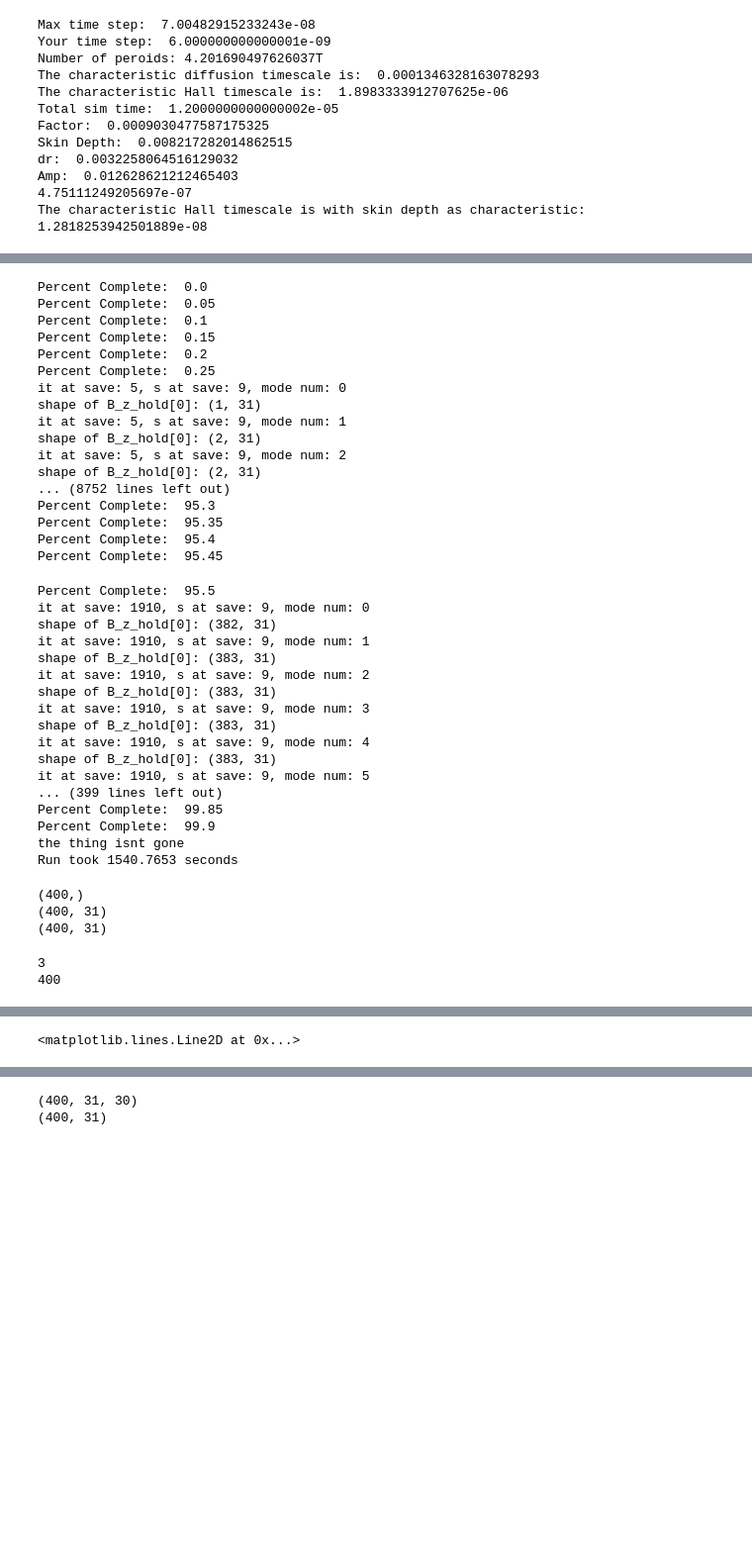
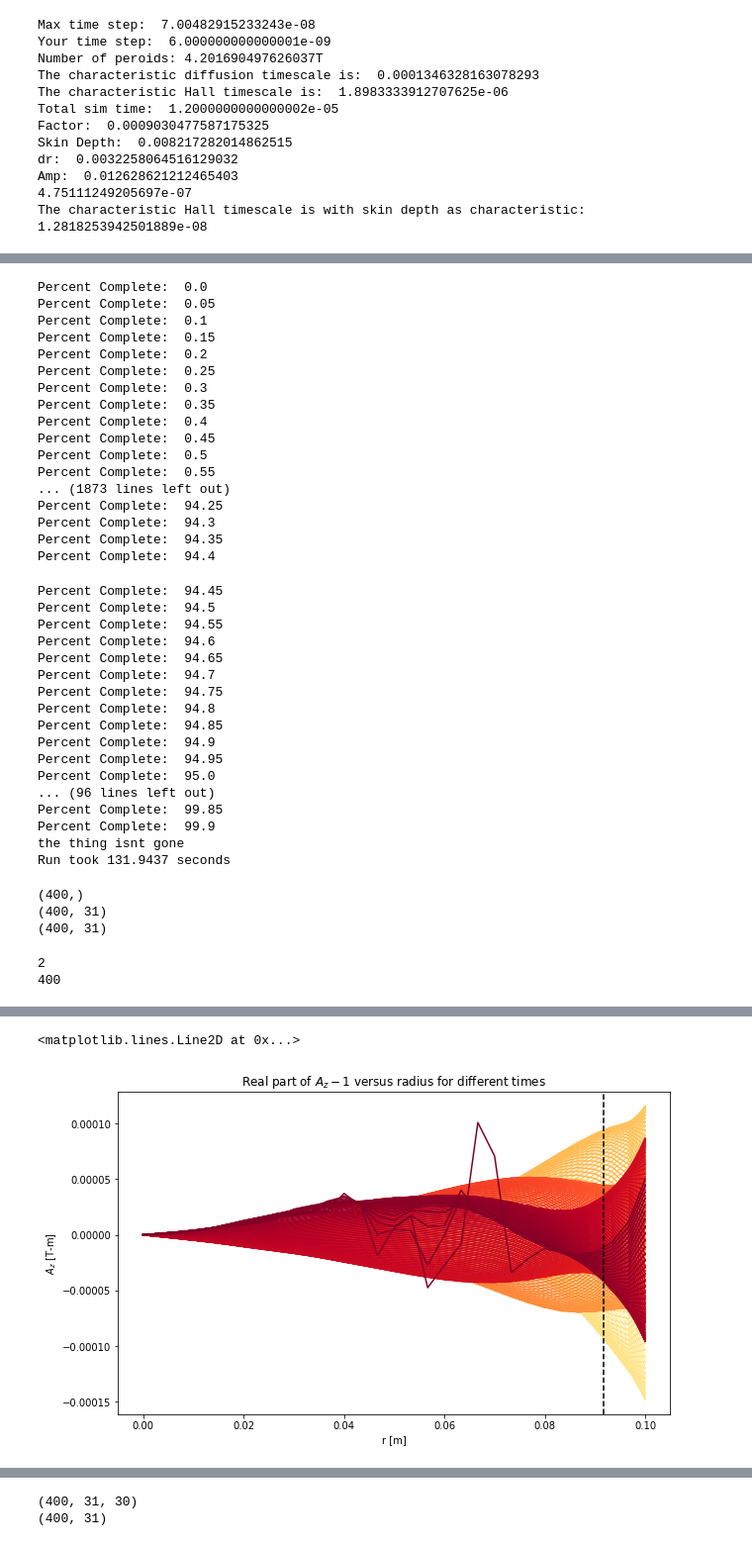
Before and after one commit to vandelij/FRC_RMF, a Jupyter notebook: predictor2_corrector_combine_RMF_code_case_Mlroy1999_fewer_time_steps - Copy.ipynb, the cells around one changed output, grey strips where cells are left out. Shown at 99% size. Drawn from its saved outputs; the diff is of its cells as text; code cells hidden in the pictures; blank space fills up the shorter version.

Commit message:
Im to the point where i have inner mode predictorcorrector steps

```diff
--- a/predictor2_corrector_combine_RMF_code_case_Mlroy1999_fewer_time_steps - Copy.ipynb
+++ b/predictor2_corrector_combine_RMF_code_case_Mlroy1999_fewer_time_steps - Copy.ipynb
@@ -144,7 +141,12 @@ def get_C_0(k, m):
     front = dt_MHD*eta/mu0
     in1 = 2/dr**2
     in2 = m**2/rk**2
-    return 1 - front*(in1 + in2)
+    return -front*(in1 + in2)
+    # rk = dr*k
+    # front = dt_MHD*eta/mu0
+    # in1 = 2/dr**2
+    # in2 = m**2/rk**2
+    # return 1 - front*(in1 + in2)
 
 # load up a_z matrix, ignoring boundary conditions initially
 def get_Dmat_m(m):
@@ -491,9 +206,0 @@ def solve_a_z_b_z(A_z_holder, B_z_holder, m_array, n_array):
-# %%
-testtest = np.array([0, 1, 2, 3, 4, 5 ,6 ,7, 8, 9, 10])
-print(testtest[2:-2])
-
-for i in range(testtest.shape[0]):
-    if i > 1 and i < testtest.shape[0] - 2:
-        print(i)
-
-np.where(np.array([1, 2, 3 ,4]) == max(abs(np.array([1, 2, 3 ,4]))))[0][0]
@@ -808,7 +603,7 @@ False
 # %%
 # Area to test out the functionality of not saving every timestep
 # Create A_z_holder
-m_array = np.linspace(-4, 4, 9)  # choose modes for AZ
+m_array = np.linspace(-3, 3, 7)  # choose modes for AZ  np.linspace(-4, 4, 9)
 A_Zm_hold = []
 for im in range(m_array.shape[0]):
     m = m_array[im]
@@ -819,7 +614,7 @@ for im in range(m_array.shape[0]):
     A_Zm_hold.append(A_Zm)  # append initial conditions of A_Zm to the list
 
 # Create B_z_holder
-n_array = np.linspace(-4, 4, 9) # choose modes for BZ
+n_array = np.linspace(-3, 3, 7) # choose modes for BZ
 B_Zn_hold = []
 
 # generate the initial condition for mode n == 0, the Hill's vortex
@@ -842,7 +637,7 @@ for i_n in range(n_array.shape[0]):
 # Solve for time evolution of system ( be sure to run above cell)
 import time
 tic = time.perf_counter()
-num_s_steps = 10
+num_s_steps = 2
 A_z_hold_out, B_z_hold_out, tnew = solve_a_z_b_z_skip_time(A_Zm_hold, B_Zn_hold, m_array, n_array, timestep_save_interval, num_s_steps)
 toc = time.perf_counter()
 print(f"Run took {toc - tic:0.4f} seconds")
@@ -871,34 +666,34 @@ Percent Complete:  0.1
 Percent Complete:  0.15
 Percent Complete:  0.2
 Percent Complete:  0.25
-it at save: 5, s at save: 9, mode num: 0
-shape of B_z_hold[0]: (1, 31)
-it at save: 5, s at save: 9, mode num: 1
-shape of B_z_hold[0]: (2, 31)
-it at save: 5, s at save: 9, mode num: 2
-shape of B_z_hold[0]: (2, 31)
-... (8752 lines left out)
-Percent Complete:  95.3
-Percent Complete:  95.35
-Percent Complete:  95.4
-Percent Complete:  95.45
+Percent Complete:  0.3
+Percent Complete:  0.35
+Percent Complete:  0.4
+Percent Complete:  0.45
+Percent Complete:  0.5
+Percent Complete:  0.55
+... (1873 lines left out)
+Percent Complete:  94.25
+Percent Complete:  94.3
+Percent Complete:  94.35
+Percent Complete:  94.4
-Percent Complete:  95.5
-it at save: 1910, s at save: 9, mode num: 0
-shape of B_z_hold[0]: (382, 31)
-it at save: 1910, s at save: 9, mode num: 1
-shape of B_z_hold[0]: (383, 31)
-it at save: 1910, s at save: 9, mode num: 2
-shape of B_z_hold[0]: (383, 31)
-it at save: 1910, s at save: 9, mode num: 3
-shape of B_z_hold[0]: (383, 31)
-it at save: 1910, s at save: 9, mode num: 4
-shape of B_z_hold[0]: (383, 31)
-it at save: 1910, s at save: 9, mode num: 5
-... (399 lines left out)
+Percent Complete:  94.45
+Percent Complete:  94.5
+Percent Complete:  94.55
+Percent Complete:  94.6
+Percent Complete:  94.65
+Percent Complete:  94.7
+Percent Complete:  94.75
+Percent Complete:  94.8
+Percent Complete:  94.85
+Percent Complete:  94.9
+Percent Complete:  94.95
+Percent Complete:  95.0
+... (96 lines left out)
 Percent Complete:  99.85
 Percent Complete:  99.9
 the thing isnt gone
-Run took 1540.7653 seconds
+Run took 131.9437 seconds
 # %%
 print(tnew.shape)
 print(A_z_hold_out[0].shape)
@@ -910,6 +705,7 @@ print(B_z_hold_out[0].shape)
 # %%
 # test the area with saving times every so often
 from matplotlib import cm
+plt.figure(figsize=(10,6))
 #cmap = cm.get_cmap('inferno')
 #cmap = cm.get_cmap('Reds')
 cmap = cm.get_cmap('YlOrRd')
@@ -919,7 +715,7 @@ im = np.where(m_array == m)[0][0]
 print(im)
 print(A_z_hold_out[im].shape[0])
 toplot='r'
-range_to_plot = 382 #A_z_hold_out[im].shape[0]
+range_to_plot = 377 #A_z_hold_out[im].shape[0]
 if toplot == 'r':
     for i in range(range_to_plot):
         cmap_color = cmap(i/range_to_plot)
@@ -939,5 +735,5 @@ d_skin = np.sqrt(2*eta/(mu0*w_RMF))
 
 plt.axvline(x=(R-d_skin), color='black', linestyle='--')
 # %% [output]
-3
+2
 400
@@ -946,4 +740,5 @@ plt.axvline(x=(R-d_skin), color='black', linestyle='--')
 <matplotlib.lines.Line2D at 0x...>
+[figure, added]
 # %%
 n = 0
 i_n = np.where(n_array == n)[0][0]
```
Also changed, not shown: parts of 13 cells of this notebook.
